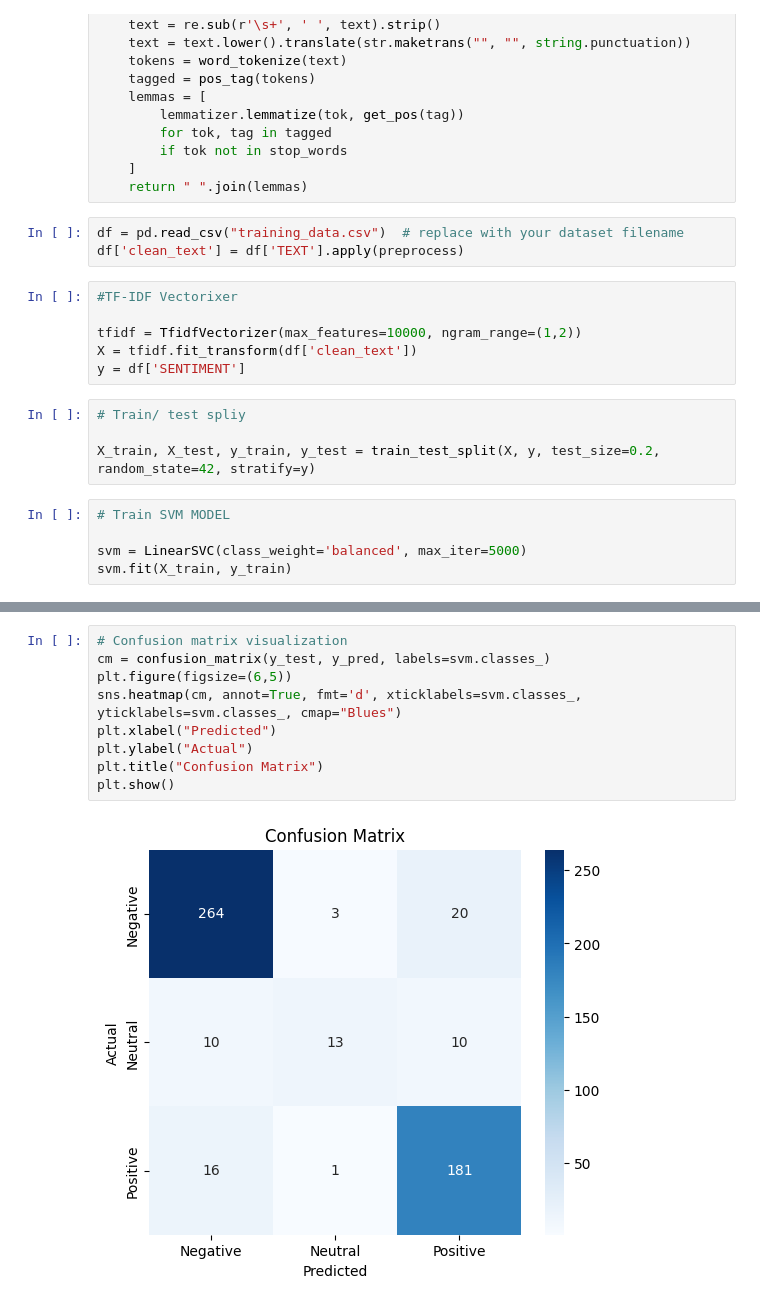
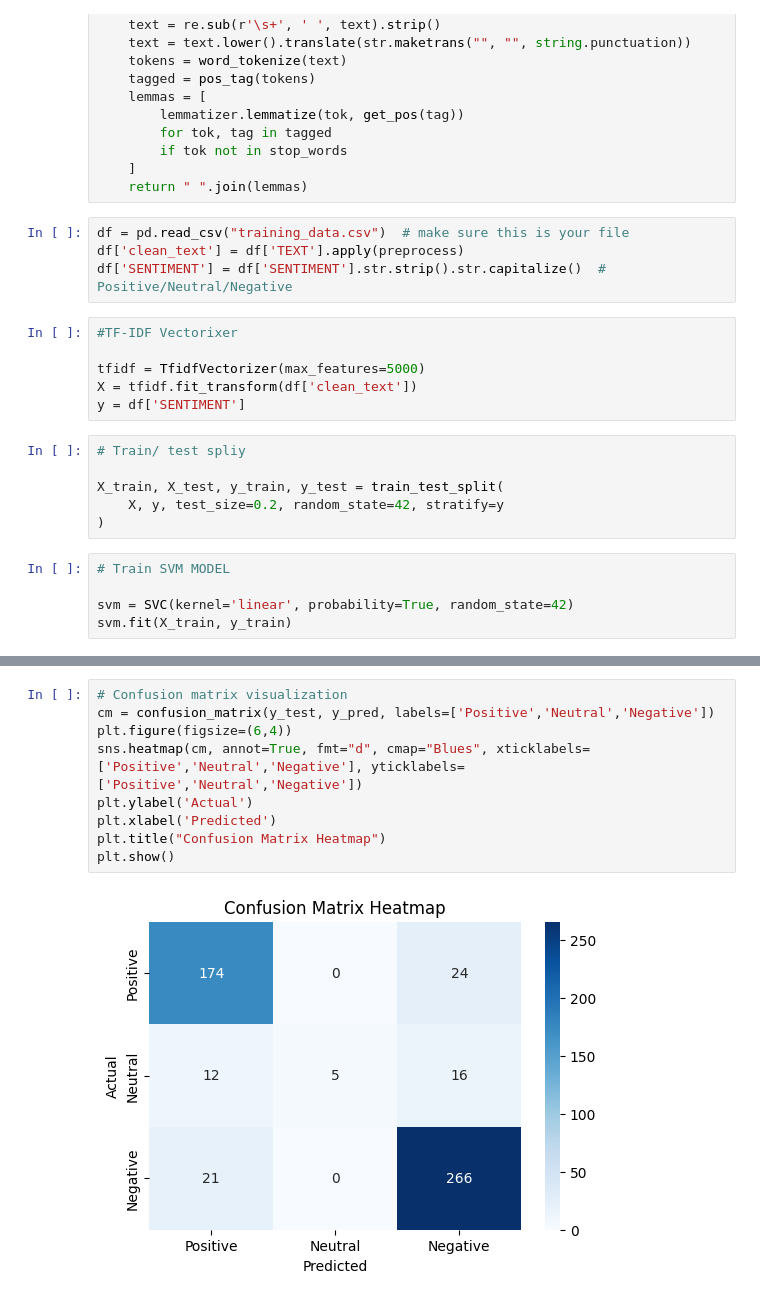
Before and after one commit to frhizzah/mahb-sentiment-analyzer, a Jupyter notebook: train_predict.ipynb, the cells around one changed output, grey strips where cells are left out. Drawn from its saved outputs; the diff is of its cells as text.

Commit message:
neutral

```diff
--- a/train_predict.ipynb
+++ b/train_predict.ipynb
@@ -67,21 +67,24 @@ def preprocess(text):
     ]
     return " ".join(lemmas)
 # %%
-df = pd.read_csv("training_data.csv")  # replace with your dataset filename
+df = pd.read_csv("training_data.csv")  # make sure this is your file
 df['clean_text'] = df['TEXT'].apply(preprocess)
+df['SENTIMENT'] = df['SENTIMENT'].str.strip().str.capitalize()  # Positive/Neutral/Negative
 # %%
 #TF-IDF Vectorixer
 
-tfidf = TfidfVectorizer(max_features=10000, ngram_range=(1,2))
+tfidf = TfidfVectorizer(max_features=5000)
 X = tfidf.fit_transform(df['clean_text'])
 y = df['SENTIMENT']
 # %%
 # Train/ test spliy
 
-X_train, X_test, y_train, y_test = train_test_split(X, y, test_size=0.2, random_state=42, stratify=y)
+X_train, X_test, y_train, y_test = train_test_split(
+    X, y, test_size=0.2, random_state=42, stratify=y
+)
 # %%
 # Train SVM MODEL
 
-svm = LinearSVC(class_weight='balanced', max_iter=5000)
+svm = SVC(kernel='linear', probability=True, random_state=42)
 svm.fit(X_train, y_train)
 # %% [output]
@@ -105,13 +108,13 @@ weighted avg     0.8810    0.8842    0.8784       518
 # %%
 # Confusion matrix visualization
-cm = confusion_matrix(y_test, y_pred, labels=svm.classes_)
-plt.figure(figsize=(6,5))
-sns.heatmap(cm, annot=True, fmt='d', xticklabels=svm.classes_, yticklabels=svm.classes_, cmap="Blues")
-plt.xlabel("Predicted")
-plt.ylabel("Actual")
-plt.title("Confusion Matrix")
+cm = confusion_matrix(y_test, y_pred, labels=['Positive','Neutral','Negative'])
+plt.figure(figsize=(6,4))
+sns.heatmap(cm, annot=True, fmt="d", cmap="Blues", xticklabels=['Positive','Neutral','Negative'], yticklabels=['Positive','Neutral','Negative'])
+plt.ylabel('Actual')
+plt.xlabel('Predicted')
+plt.title("Confusion Matrix Heatmap")
 plt.show()
 # %% [output]
-[figure, old version]
+[figure, new version]
 # %%
 joblib.dump(tfidf, "tfidf_vectorizer.pkl")
```
Also changed, not shown: parts of 4 cells of this notebook, 4 other files.
